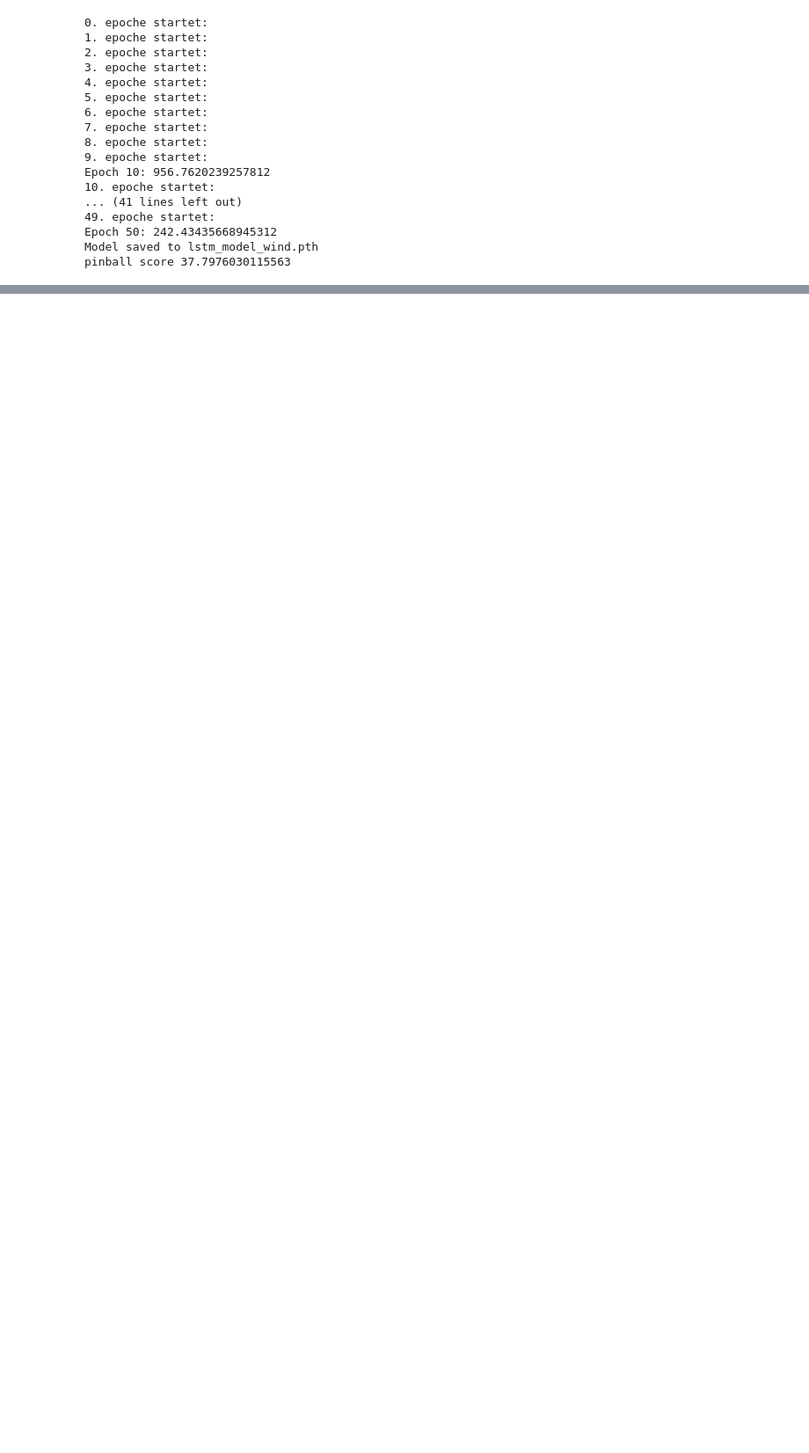
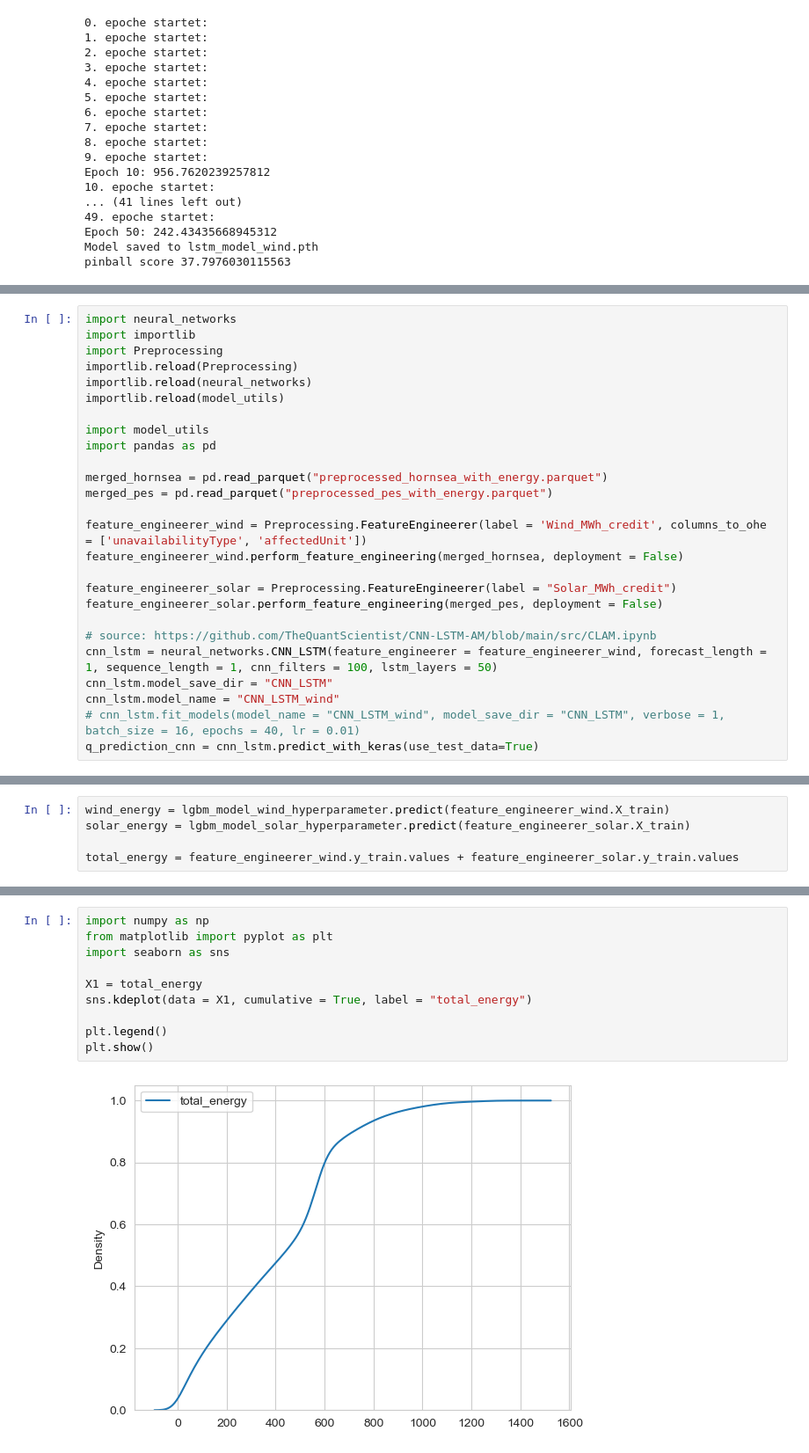
Before and after one commit to av1c3nna/awp2, a Jupyter notebook: code/model_training.ipynb, the cells around one changed output, grey strips where cells are left out. Shown at 88% size. Saved outputs shown, nothing was run; the diff lists cells and outputs as text; blank space fills up the shorter version.

```diff
--- a/code/model_training.ipynb
+++ b/code/model_training.ipynb
@@ -699,0 +704,26 @@ pinball score 37.7976030115563
+# %%
+import neural_networks
+import importlib
+import Preprocessing
+importlib.reload(Preprocessing)
+importlib.reload(neural_networks)
+importlib.reload(model_utils)
+
+import model_utils
+import pandas as pd
+
+merged_hornsea = pd.read_parquet("preprocessed_hornsea_with_energy.parquet")
+merged_pes = pd.read_parquet("preprocessed_pes_with_energy.parquet")
+
+feature_engineerer_wind = Preprocessing.FeatureEngineerer(label = 'Wind_MWh_credit', columns_to_ohe = ['unavailabilityType', 'affectedUnit'])
+feature_engineerer_wind.perform_feature_engineering(merged_hornsea, deployment = False)
+
+feature_engineerer_solar = Preprocessing.FeatureEngineerer(label = "Solar_MWh_credit")
+feature_engineerer_solar.perform_feature_engineering(merged_pes, deployment = False)
+
+# source: https://github.com/TheQuantScientist/CNN-LSTM-AM/blob/main/src/CLAM.ipynb
+cnn_lstm = neural_networks.CNN_LSTM(feature_engineerer = feature_engineerer_wind, forecast_length = 1, sequence_length = 1, cnn_filters = 100, lstm_layers = 50)
+cnn_lstm.model_save_dir = "CNN_LSTM"
+cnn_lstm.model_name = "CNN_LSTM_wind"
+# cnn_lstm.fit_models(model_name = "CNN_LSTM_wind", model_save_dir = "CNN_LSTM", verbose = 1, batch_size = 16, epochs = 40, lr = 0.01)
+q_prediction_cnn = cnn_lstm.predict_with_keras(use_test_data=True)
@@ -724,0 +875,5 @@ model_utils.pinball_score(df_ensemble, quantiles)
+# %%
+wind_energy = lgbm_model_wind_hyperparameter.predict(feature_engineerer_wind.X_train)
+solar_energy = lgbm_model_solar_hyperparameter.predict(feature_engineerer_solar.X_train)
+
+total_energy = feature_engineerer_wind.y_train.values + feature_engineerer_solar.y_train.values
@@ -724,0 +936,12 @@ model_utils.pinball_score(df_ensemble, quantiles)
+# %%
+import numpy as np
+from matplotlib import pyplot as plt
+import seaborn as sns
+
+X1 = total_energy
+sns.kdeplot(data = X1, cumulative = True, label = "total_energy")
+
+plt.legend()
+plt.show()
+# %% [output]
+[figure, added]
```
Also changed, not shown: parts of 22 cells of this notebook.
